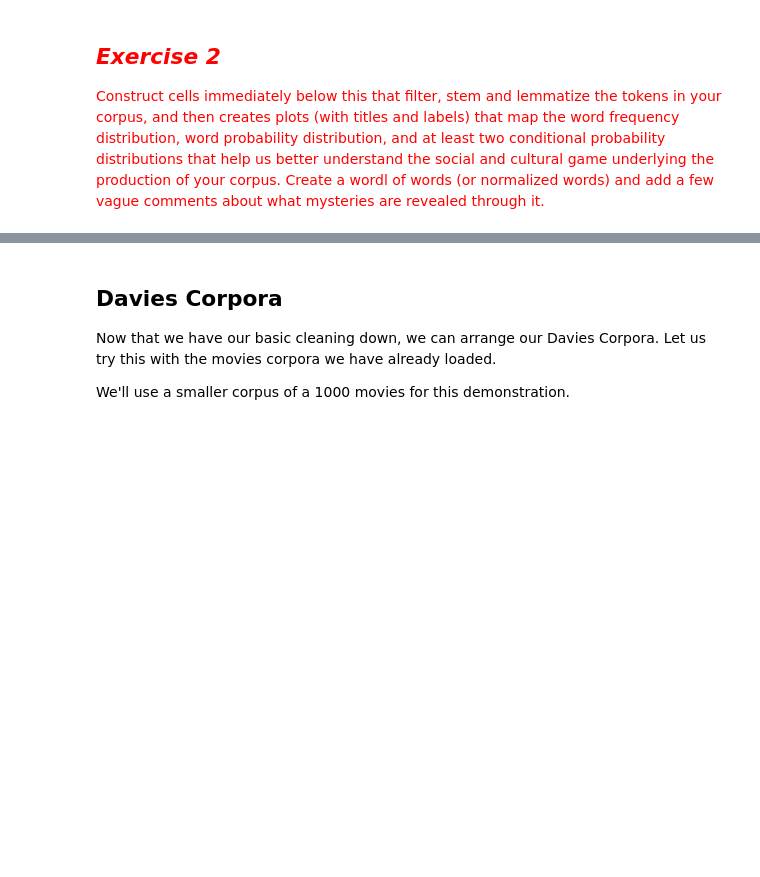
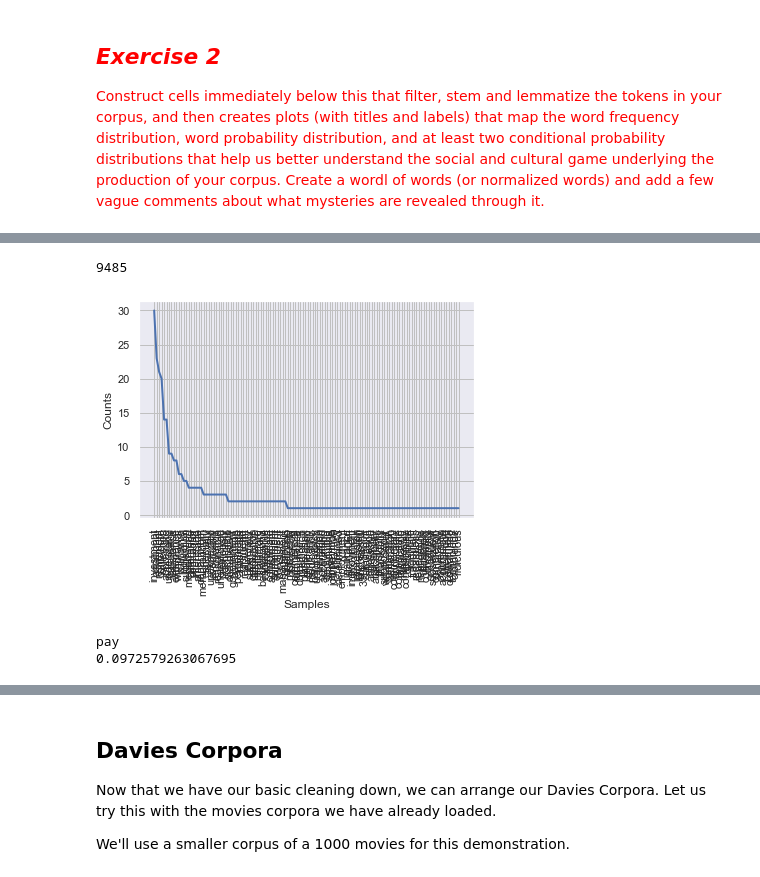
Before and after one commit to jinfei1125/Homework-Notebooks, a Jupyter notebook: week-2/2-Counting-Words-Phrases.ipynb, the cells around one changed output, grey strips where cells are left out. Drawn from its saved outputs; the diff is of its cells as text; code cells hidden in the pictures; blank space fills up the shorter version.

```diff
--- a/week-2/2-Counting-Words-Phrases.ipynb
+++ b/week-2/2-Counting-Words-Phrases.ipynb
@@ -714,0 +850,28 @@ plt.savefig("whitehouse_word_cloud.pdf", format = 'pdf')
+# %%
+def normalizeTokens(word_list, extra_stop=[]):
+    #We can use a generator here as we just need to iterate over it
+    normalized = []
+    if type(word_list) == list and len(word_list) == 1:
+        word_list = word_list[0]
+
+    if type(word_list) == list:
+        word_list = ' '.join([str(elem) for elem in word_list])
+
+    doc = nlp(word_list.lower())
+
+    # add the property of stop word to words considered as stop words
+    if len(extra_stop) > 0:
+        for stopword in extra_stop:
+            lexeme = nlp.vocab[stopword]
+            lexeme.is_stop = True
+
+    for w in doc:
+        # if it's not a stop word or punctuation mark, add it to our article
+        if w.text != '\n' and not w.is_stop and not w.is_punct and not w.like_num and len(w.text.strip()) > 0:
+            # we add the lematized version of the word
+            normalized.append(str(w.lemma_))
+
+    return normalized
+# %%
+reddit['words_count'] = reddit['tokenized_text'].apply(lambda x: len(x))
+reddit.head()
@@ -714,0 +885,5 @@ plt.savefig("whitehouse_word_cloud.pdf", format = 'pdf')
+# %%
+reddit['normalized_tokens'] = reddit['tokenized_text'].apply(lambda x: normalizeTokens(x))
+reddit['normalized_tokens_count'] = reddit['normalized_tokens'].apply(lambda x: len(x))
+
+reddit.head()
@@ -714,0 +897,24 @@ plt.savefig("whitehouse_word_cloud.pdf", format = 'pdf')
+# %%
+#.sum() adds together the lists from each row into a single list
+# reddit cfdist: conditional frequency distribution of reddit
+reddit_cfdist = nltk.ConditionalFreqDist(((len(w), w) for w in reddit['normalized_tokens'].sum()))
+
+#print the number of words
+print(reddit_cfdist.N())
+# %% [output]
+9485
+# %%
+reddit_cfdist[10].plot();
+# %% [output]
+[figure, added]
+# %%
+reddit_cpdist = nltk.ConditionalProbDist(reddit_cfdist, nltk.ELEProbDist)
+
+#print the most common 2 letter word
+print(reddit_cpdist[3].max())
+
+#And its probability
+print(reddit_cpdist[3].prob(reddit_cpdist[3].max()))
+# %% [output]
+pay
+0.0972579263067695
```
Also changed, not shown: parts of 150 cells of this notebook, 4 other files.
